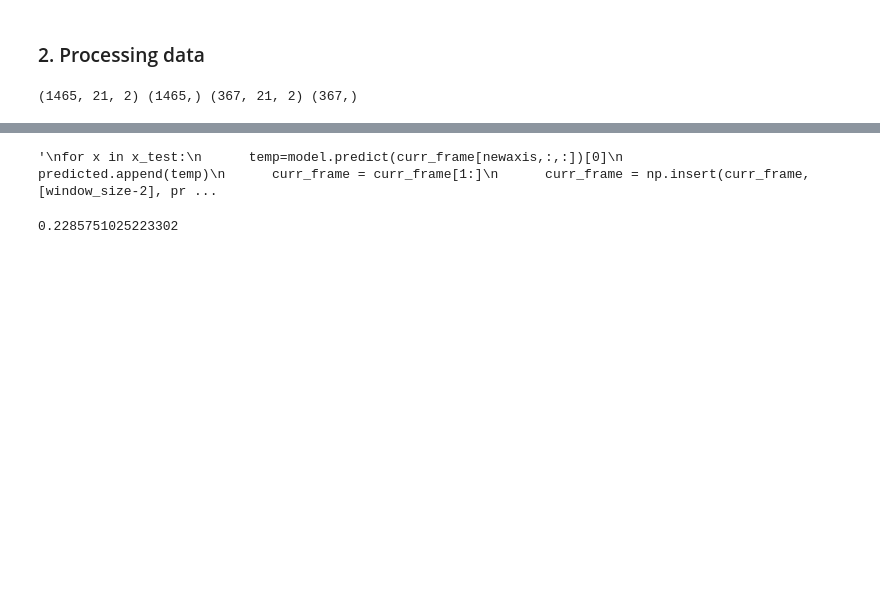
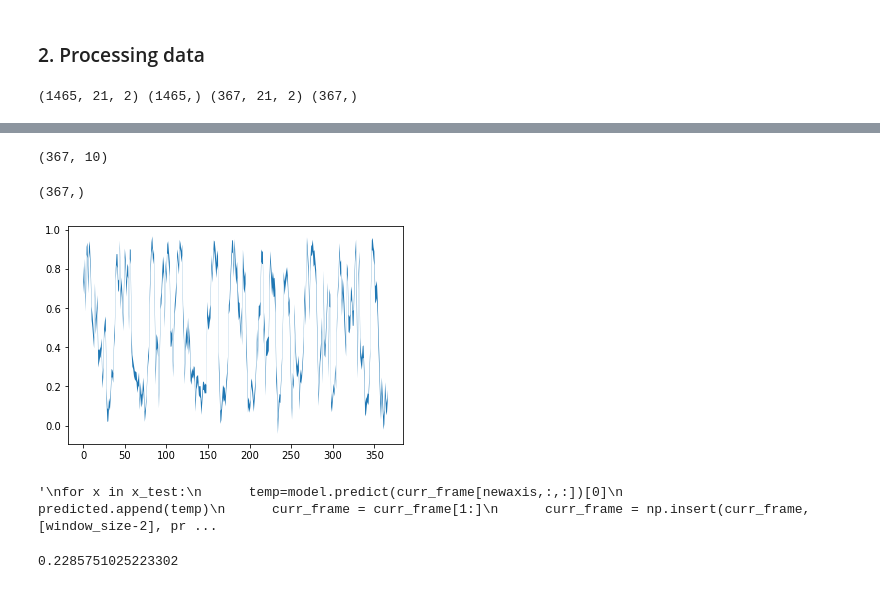
Before and after one commit to CS205-Project-S21/Parallel-LSTM, a Jupyter notebook: model/long_1/LSTM_energy_long.ipynb, the cells around one changed output, grey strips where cells are left out. Saved outputs shown, nothing was run; the diff lists cells and outputs as text; code cells hidden in the pictures; blank space fills up the shorter version.

Commit message:
mega data + model for colab 10:53pm May 8, 2021

```diff
--- a/model/long_1/LSTM_energy_long.ipynb
+++ b/model/long_1/LSTM_energy_long.ipynb
@@ -45,7 +47,7 @@ stock = 'COG'
 industry = 'energy'
 # %%
 # read data
-data = pd.read_csv('../../data/processed_data/data/processed_data_' + industry + '.txt')
+data = pd.read_csv('../../data/processed_data/data/processed_data_' + industry + '.csv')
 data.head(5)
 # %% [output]
 |  | window | NewsScore | StockPrice_IXIC | StockPrice_COG | StockPrice_DVN | StockPrice_HFC |
@@ -155,0 +143,12 @@ Epoch 50/50
+# %%
+models = []
+predictions = []
+rmses = []
+times = 10
+for i in range(times):
+    model = lstm()
+    models.append(model)
+    prediction_seqs = model.predict(x_test).reshape(-1,)
+    predictions.append(prediction_seqs)
+    rmse = np.sqrt(mean_squared_error(prediction_seqs, y_test))
+    rmses.append(rmse)
@@ -156,3 +180,25 @@ Epoch 50/50
+# %%
+means = []
+stds1 = []
+for r in np.array(predictions).T:
+    means.append(r.mean())
+    stds1.append(np.std(r))
+# %%
+np.array(predictions).T.shape
+# %% [output]
+(367, 10)
+# %%
+y1 = np.array([x - y for x, y in zip(means, stds1)])
+y2 = np.array([sum(x) for x in zip(means, stds1)])
+np.array(means).shape
+# %% [output]
+(367,)
+# %%
+# plt.plot(np.array(means))
+plt.fill_between(range(367), y1= np.array([x - y for x, y in zip(means, stds1)]), y2 = np.array([sum(x) for x in zip(means, stds1)]))
+plt.show()
+# %% [output]
+[figure, added]
 # %%
 #multi sequence predict
 prediction_seqs = model.predict(x_test).reshape(-1,) # prediction data
```
Also changed, not shown: parts of 6 cells of this notebook, 33 other files.
